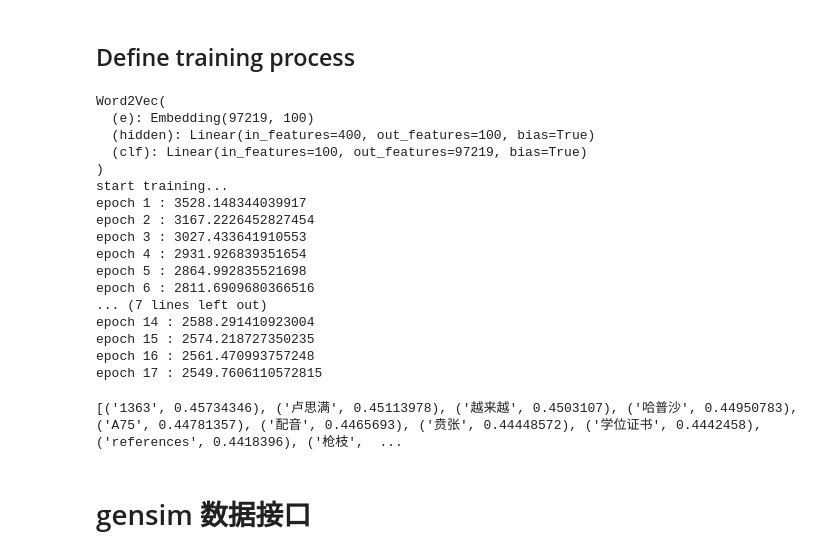
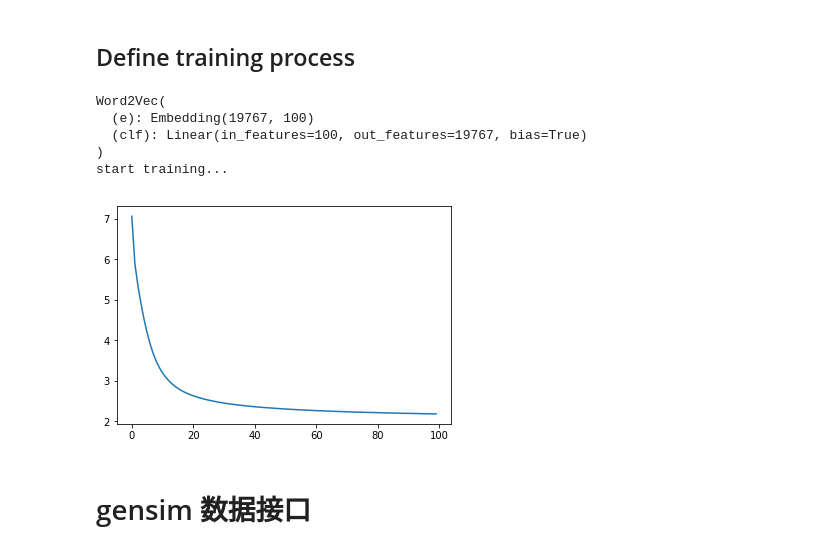
Before and after one commit to hanhao0125/nlp-project1, a Jupyter notebook: word2vec.ipynb, the cells around one changed output. Cells and saved outputs as stored; diff of their text form; code cells hidden in the pictures.

```diff
--- a/word2vec.ipynb
+++ b/word2vec.ipynb
@@ -126,66 +145,47 @@ class CBOW(nn.Module):
 import torch
 import pickle as pkl
 from torch.autograd import Variable
-epoch = 50
+epoch = 100
 # m = CBOW(len(word2index),100,2,64)
 m = Word2Vec()
 m = m.cuda()
 loss_func = nn.CrossEntropyLoss()
-optim = torch.optim.SGD(m.parameters(),lr=0.1,mo)
+optim = torch.optim.Adam(m.parameters(),lr=0.01)
 l = []
 print(m)
 print('start training...')
 def train():
-    for e in range(epoch):
-        bl = 0
+    pb = tqdm(range(epoch))
+    for e in pb:
+        bl = []
         for b in loader:
             bx,by = b[0],b[1]
-            bx,by = Variable(bx).cuda(),Variable(by).cuda()
+            bx,by = bx.cuda(),by.cuda()
             optim.zero_grad()
             o = m(bx)
 
             loss = loss_func(o,by)
             loss.backward()
             optim.step()
-            bl += loss.item()
-        l.append(bl)
-        print(f'epoch {e+1} : {l[-1]}')
+            bl.append(loss.item())
+        l.append(np.mean(bl))
+        pb.set_description(f'Epoch:{e+1}: Loss = {l[-1]}')
+#         print(f'epoch {e+1} : {l[-1]}')
 train()
 with open('./saved_files/e.pkl','wb') as f:
     pkl.dump(m.e,f)
 # %% [output]
 Word2Vec(
-  (e): Embedding(97219, 100)
-  (hidden): Linear(in_features=400, out_features=100, bias=True)
-  (clf): Linear(in_features=100, out_features=97219, bias=True)
+  (e): Embedding(19767, 100)
+  (clf): Linear(in_features=100, out_features=19767, bias=True)
 )
 start training...
-epoch 1 : 3528.148344039917
-epoch 2 : 3167.2226452827454
-epoch 3 : 3027.433641910553
-epoch 4 : 2931.926839351654
-epoch 5 : 2864.992835521698
-epoch 6 : 2811.6909680366516
-... (7 lines left out)
-epoch 14 : 2588.291410923004
-epoch 15 : 2574.218727350235
-epoch 16 : 2561.470993757248
-epoch 17 : 2549.7606110572815
-# %%
-def similar(v1,v2):
-    return np.dot(v1,v2) / np.sqrt(np.square(v1).sum()) * np.sqrt(np.square(v2).sum())
-e = None
-with open('./saved_files/e.pkl','rb') as f:
-    e = pkl.load(f)
-    e = e.weight.detach().cpu().numpy()
-w = '说'
-s = {}
-for w,i in word2index.items():
-    s[w] = similar(e[i],e[word2index[w]])
-s = sorted(s.items(),key=lambda x:x[1],reverse=True)
-print(s[:10])
-# %% [output]
-[('1363', 0.45734346), ('卢思满', 0.45113978), ('越来越', 0.4503107), ('哈普沙', 0.44950783), ('A75', 0.44781357), ('配音', 0.4465693), ('贲张', 0.44448572), ('学位证书', 0.4442458), ('references', 0.4418396), ('枪枝',  ...
+# %%
+import matplotlib.pyplot as plt
+plt.plot(l)
+plt.show()
+# %% [output]
+[figure, added]
 # %% [markdown]
 # gensim 数据接口
 # %%
```
Also changed, not shown: parts of 11 cells of this notebook, 2 other files.
